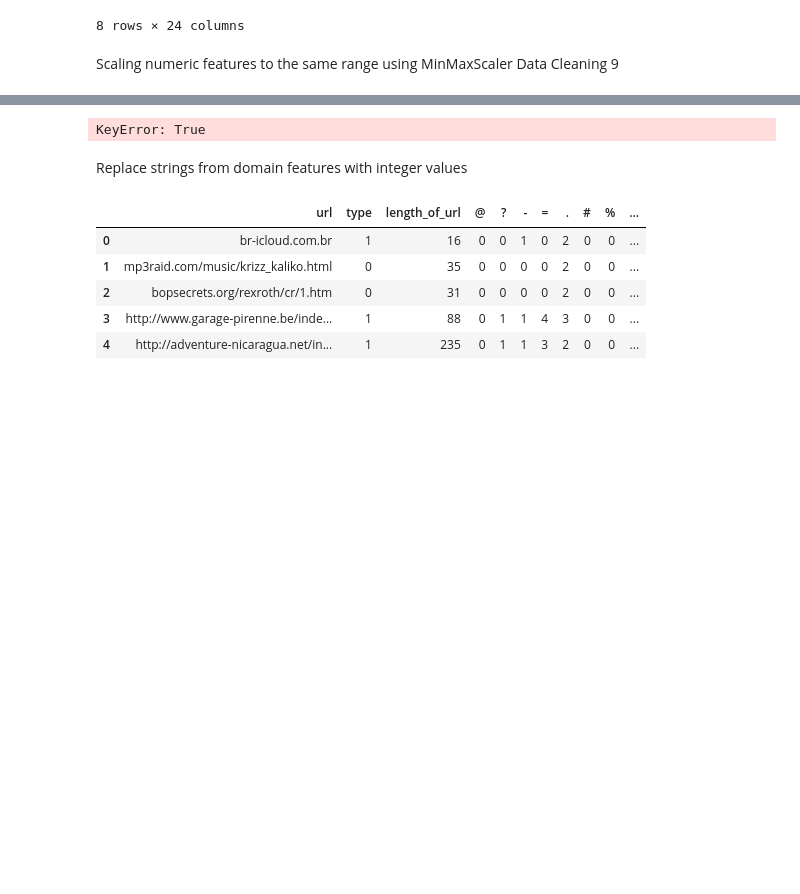
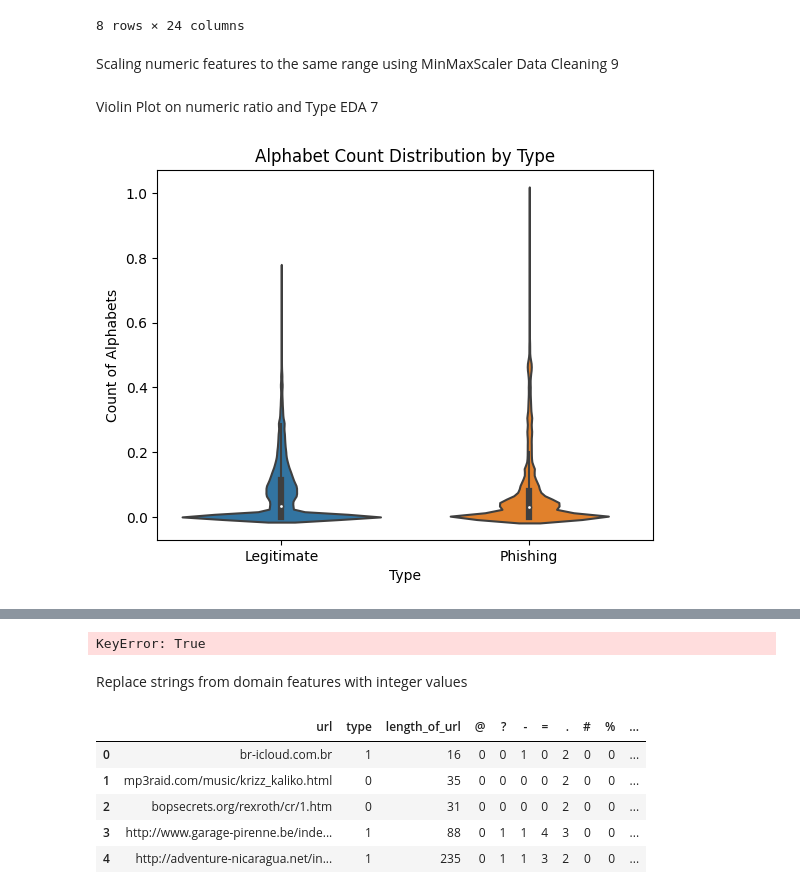
Before and after one commit to KarthikVajja/URLPhishingDetection, a Jupyter notebook: phishingDetection.ipynb, the cells around one changed output, grey strips where cells are left out. Cells and saved outputs as stored; diff of their text form; code cells hidden in the pictures; blank space fills up the shorter version.

```diff
--- a/phishingDetection.ipynb
+++ b/phishingDetection.ipynb
@@ -538,3 +538,17 @@ Scaling numeric features to the same range using MinMaxScaler Data Cleaning 9
 from sklearn.preprocessing import MinMaxScaler
 scaler = MinMaxScaler()
 data[['length_of_url', 'url_path_length', 'numeric_ratio', 'character_ratio']] = scaler.fit_transform(data[['length_of_url', 'url_path_length', 'numeric_ratio', 'character_ratio']])
+# %% [markdown]
+Violin Plot on numeric ratio and Type EDA 7
+# %%
+import matplotlib.pyplot as plt
+import seaborn as sns
+# data['count_numbers']
+sns.violinplot(x=data['type'], y=data['numeric_ratio'])
+plt.title('Alphabet Count Distribution by Type')
+plt.xlabel('Type')
+plt.ylabel('Count of Alphabets')
+plt.xticks([0, 1], ['Legitimate', 'Phishing'])
+plt.show()
+# %% [output]
+[figure, added]
```
Also changed, not shown: parts of 11 cells of this notebook.
